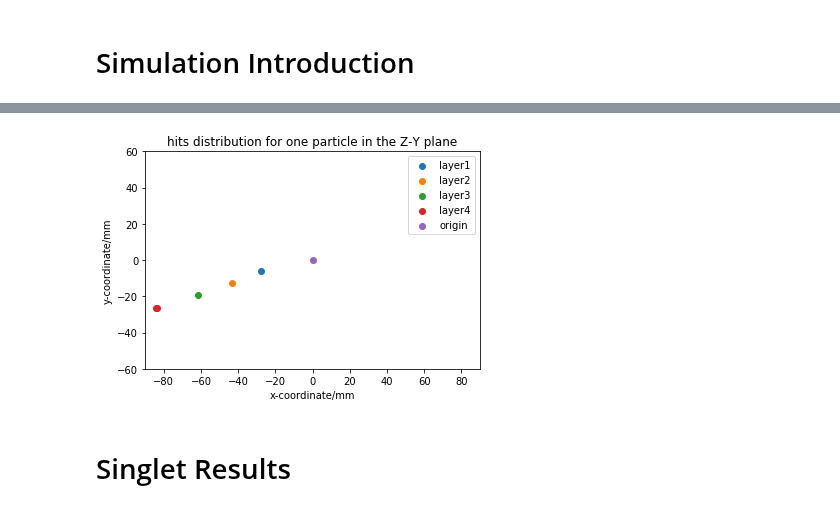
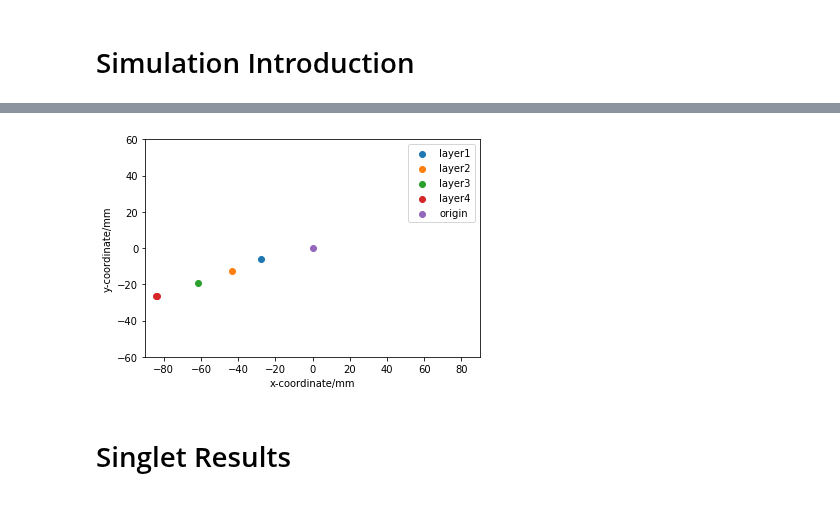
Before and after one commit to jxi24/TrackML, a Jupyter notebook: Results/result.ipynb, the cells around one changed output, grey strips where cells are left out. Cells and saved outputs as stored; diff of their text form; code cells hidden in the pictures.

```diff
--- a/Results/result.ipynb
+++ b/Results/result.ipynb
@@ -111,18 +108,17 @@ plt.savefig('sample hits of one particle in x-y.pdf')
 # %%
 plt.scatter(particle_z_2, particle_y_2)
 plt.scatter(particle_z_4, particle_y_4)
 plt.scatter(particle_z_6, particle_y_6)
 plt.scatter(particle_z_8, particle_y_8)
 plt.scatter(0, 0)
 plt.xlim([-90, 90])
 plt.ylim([-60, 60])
 plt.xlabel('x-coordinate/mm')
 plt.ylabel('y-coordinate/mm')
 plt.legend(['layer1', 'layer2', 'layer3', 'layer4', 'origin'])
-plt.title('hits distribution for one particle in the Z-Y plane')
 plt.savefig('sample hits of one particle in z-y.pdf')
 # %% [output]
-[figure, old version]
+[figure, new version]
 # %% [markdown]
 # Singlet Results
 # %%
```
Also changed, not shown: parts of 3 cells of this notebook, 2 other files.
